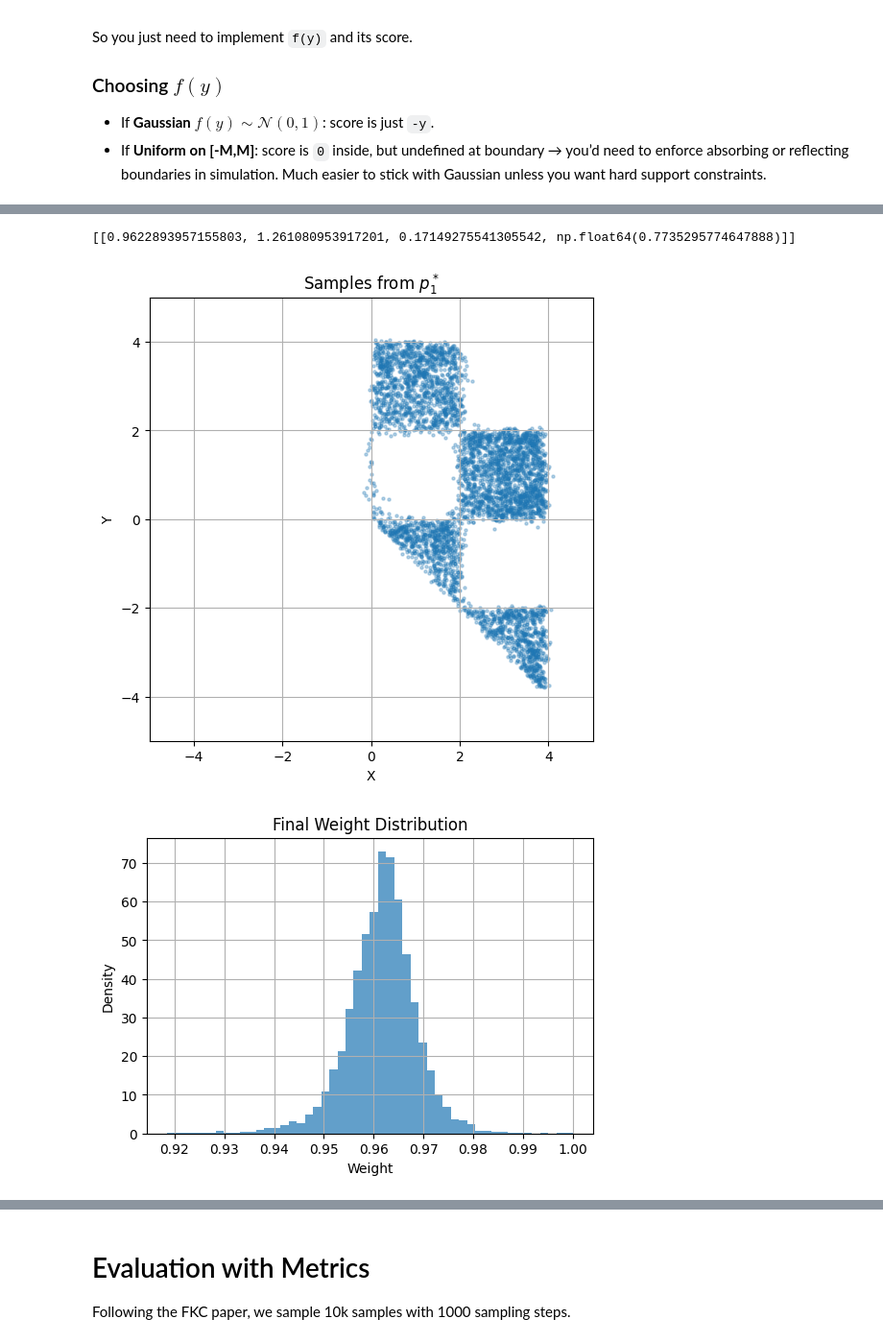
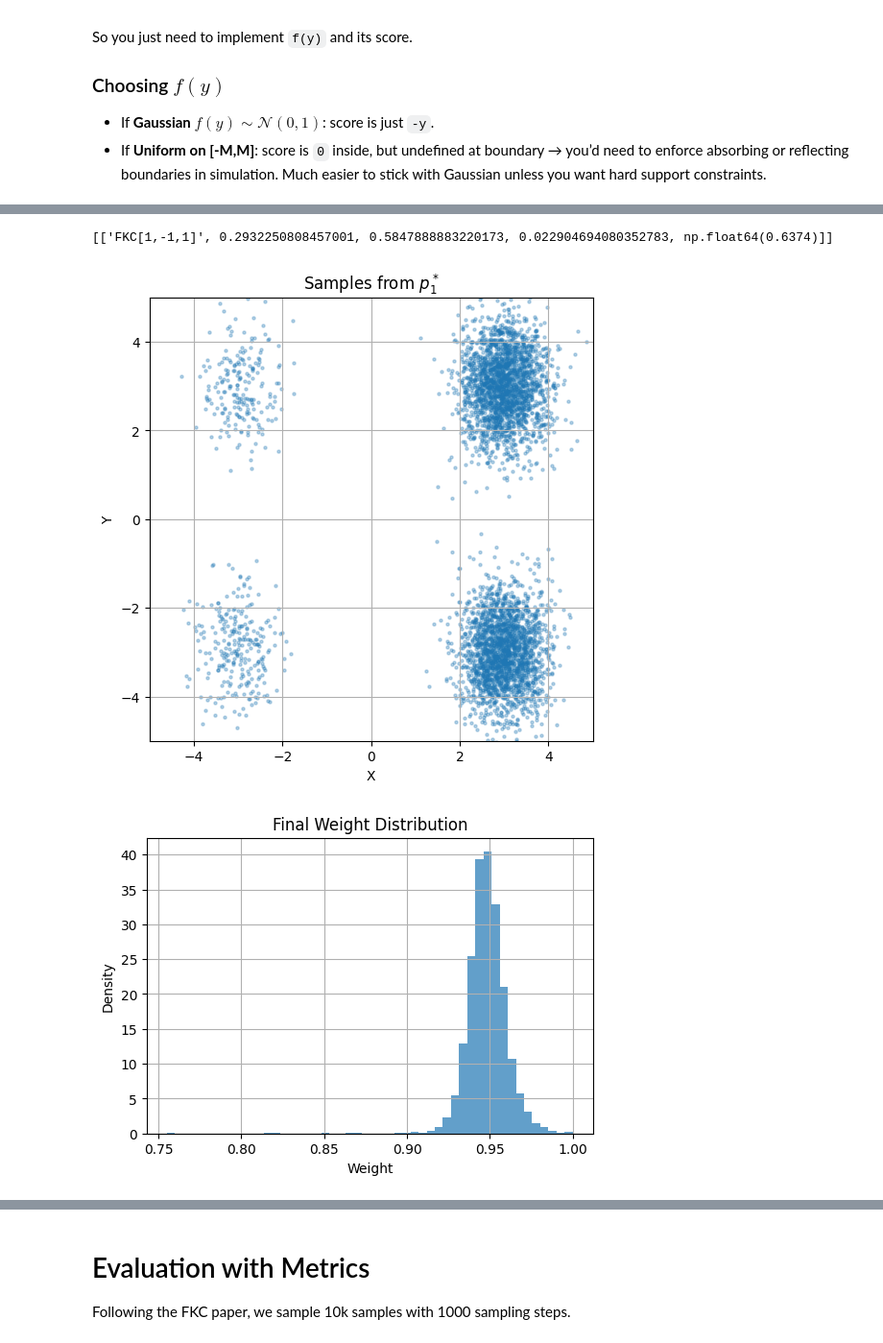
Before and after one commit to ziseoklee/ACE, a Jupyter notebook: 2D-HCG-GMM.ipynb, the cells around one changed output, grey strips where cells are left out. Shown at 96% size. Cells and saved outputs as stored; diff of their text form; code cells hidden in the pictures.

```diff
--- a/2D-HCG-GMM.ipynb
+++ b/2D-HCG-GMM.ipynb
@@ -203,19 +539,18 @@ Models loaded.
 # %%
 x0 = torch.randn(bs, 2).to("cuda")  # (X, Y) sample
-A, B = 1, 1  # Conditioning values
 
 samples, logw_final, logw_history, sample_history = simulate_hcg_generalized(
     x0=x0,
     dim_list=[1, 1, 2],  # dims for q^1(X|A), q^2(X), q^3(Z|B)
     v_fn_list=[
-        lambda x, t: v1_fn(x[:, :1], t, torch.full((x.size(0), 1), A, device=x.device)), # v1(X|A)
+        lambda x, t: v1_fn(x[:, :1], t), # v1(X|A)
         lambda x, t: v2_fn(x[:, :1], t),                                                 # v2(X)
-        lambda x, t: v3_fn(x, t, torch.full((x.size(0), 1), B, device=x.device))         # v3(Z|B)
+        lambda x, t: v3_fn(x, t)         # v3(Z|B)
     ],
     s_fn_list=[
-        lambda x, t: s1_fn(x[:, :1], t, torch.full((x.size(0), 1), A, device=x.device)), # s1(X|A)
-        lambda x, t: s2_fn(x[:, :1], t),                                                 # s2(X)
-        lambda x, t: s3_fn(x, t, torch.full((x.size(0), 1), B, device=x.device))         # s3(Z|B)
+        lambda x, t: s1_fn(x[:, :1], 1-t), # s1(X|A)
+        lambda x, t: s2_fn(x[:, :1], 1-t),                                                 # s2(X)
+        lambda x, t: s3_fn(x, 1-t)         # s3(Z|B)
     ],
     gamma_list=[1, -1, 1],     # from log-weight increment in simulate_hcg
     emb_list=[
@@ -229,8 +564,8 @@ samples, logw_final, logw_history, sample_history = simulate_hcg_generalized(
         lambda z: z  # identity
     ],
     sigma_fn=sigma_fn,
-    #lambda z, t: torch.cat([v1_fn(z[:, :1], t, torch.full((z.size(0), 1), A, device=z.device)), torch.zeros(z.size(0), 1, device=z.device)], dim=1), # v_star = v1
-    v_star= lambda z, t: v3_fn(z, t, torch.full((z.size(0), 1), B, device=z.device)),
+    #lambda z, t: torch.cat([v1_fn(z[:, :1], t), torch.zeros(z.size(0), 1, device=z.device)], dim=1), # v_star = v1
+    v_star= lambda z, t: v3_fn(z, t),
     t0=0.0, t1=1.0, n_steps=1000,
     device="cuda",
     resample=True,
@@ -238,15 +573,4 @@ samples, logw_final, logw_history, sample_history = simulate_hcg_generalized(
 )
 samples = samples.cpu().numpy()
 plot_diagnostics(samples, logw_final, logw_history, save_name=f"{experiment_id}/tmp")
-
-if False: # equivalent, less general function call
-    z0 = torch.randn(bs, 2).to("cuda")  # (X, Y) sample
-    A, B = 1, 1  # Conditioning values
-
-    samples, logw_final, logw_history, sample_history = simulate_hcg(
-        z0,     v1_fn, s1_fn,     v2_fn, s2_fn,     v3_fn, s3_fn,     sigma_fn,     A=A, B=B,  # Conditioning values
-        t0=0.0, t1=1.0, n_steps=1000, device="cuda", resample=True, perturb=False, ess_threshold=0.5, v_star_type="v1"
-    )
-    samples = samples.cpu().numpy()
-    plot_diagnostics(samples, logw_final, logw_history, save_name=f"{experiment_id}/tmp")
 # %% [output]
@@ -358,49 +700,48 @@ plot_diagnostics(samples, logw_final, logw_history, save_name=f"{experiment_id}/
 # %%
 results = []
-samples_gt = ground_truth_hcg(bs, cond_A=A, cond_B=B).numpy()
+samples_gt = conditional_gmm(bs).numpy()
 w1, w2, mmd_rbf, total_var = compute_sample_based_metrics(
     torch.tensor(samples_gt), torch.tensor(samples)
 )
-results.append([w1, w2, mmd_rbf, total_var])
+results.append(["FKC[1,-1,1]", w1, w2, mmd_rbf, total_var])
 print(results)
 # %% [output]
-[[0.9622893957155803, 1.261080953917201, 0.17149275541305542, np.float64(0.7735295774647888)]]
+[['FKC[1,-1,1]', 0.2932250808457001, 0.5847888883220173, 0.022904694080352783, np.float64(0.6374)]]
 # %%
 # Product of Experts
 
 x0 = torch.randn(bs, 2).to("cuda")  # (X, Y) sample
-A, B = 1, 1  # Conditioning values
 
 samples, logw_final, logw_history, sample_history = simulate_hcg_generalized(
     x0=x0,
     dim_list=[1, 2],  # dims for q^1(X|A), q^2(X), q^3(Z|B)
     v_fn_list=[
-        lambda x, t: v1_fn(x[:, :1], t, torch.full((x.size(0), 1), A, device=x.device)), # v1(X|A)
-        lambda x, t: v3_fn(x, t, torch.full((x.size(0), 1), B, device=x.device))         # v3(Z|B)
+        lambda x, t: v1_fn(x[:, :1], t), # v1(X|A)
+        lambda x, t: v3_fn(x, t)         # v3(Z|B)
     ],
     s_fn_list=[
-        lambda x, t: s1_fn(x[:, :1], t, torch.full((x.size(0), 1), A, device=x.device)), # s1(X|A)
-        lambda x, t: s3_fn(x, t, torch.full((x.size(0), 1), B, device=x.device))         # s3(Z|B)
+        lambda x, t: s1_fn(x[:, :1], 1-t), # s1(X|A)
+        lambda x, t: s3_fn(x, 1-t)         # s3(Z|B)
     ],
     gamma_list=[1, 1],     # from log-weight increment in simulate_hcg
     emb_list=[
         lambda z: z[:, :1],    # project to X
         lambda z: z            # identity for Z
     ],
     trans_emb_list=[
         lambda x: torch.cat([x, torch.zeros(x.size(0), 1, device=x.device)], dim=1),  # embed X→Z
         lambda z: z  # identity
     ],
     sigma_fn=sigma_fn,
-    #lambda z, t: torch.cat([v1_fn(z[:, :1], t, torch.full((z.size(0), 1), A, device=z.device)), torch.zeros(z.size(0), 1, device=z.device)], dim=1), # v_star = v1
-    v_star= lambda z, t: v3_fn(z, t, torch.full((z.size(0), 1), B, device=z.device)),
+    #lambda z, t: torch.cat([v1_fn(z[:, :1], t), torch.zeros(z.size(0), 1, device=z.device)], dim=1), # v_star = v1
+    v_star= lambda z, t: v3_fn(z, t),
     t0=0.0, t1=1.0, n_steps=1000,
     device="cuda",
     resample=True,
     ess_threshold=0.5
 )
 samples = samples.cpu().numpy()
 plot_diagnostics(samples, logw_final, logw_history, save_name=f"{experiment_id}/tmp")
 # %% [output]
-[figure, old version]
+[figure, new version]
-[figure, old version]
+[figure, new version]
```
Also changed, not shown: parts of 21 cells of this notebook, 6 other files.
